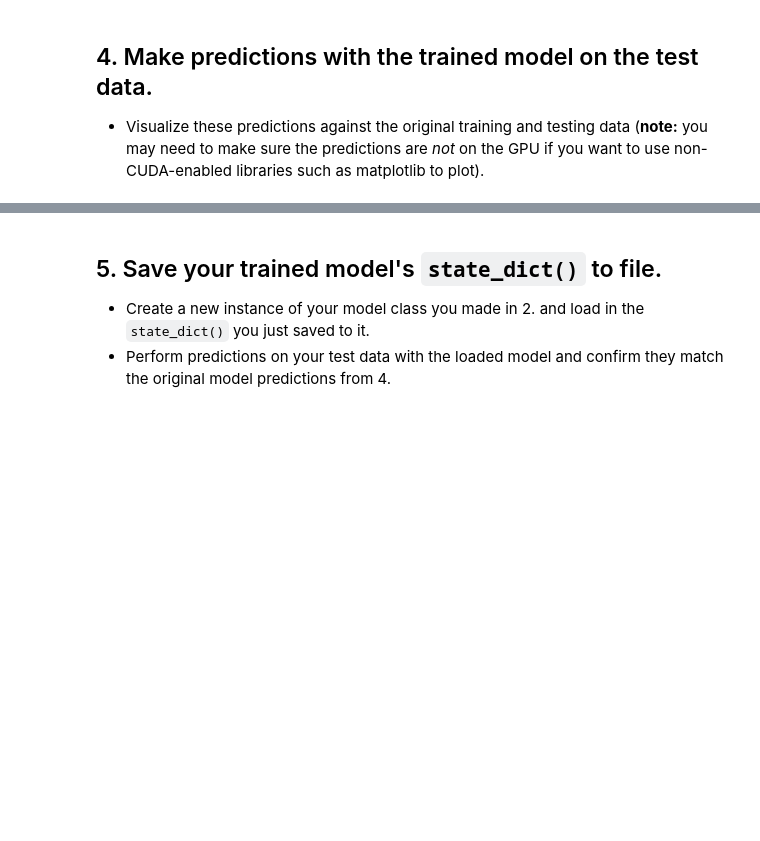
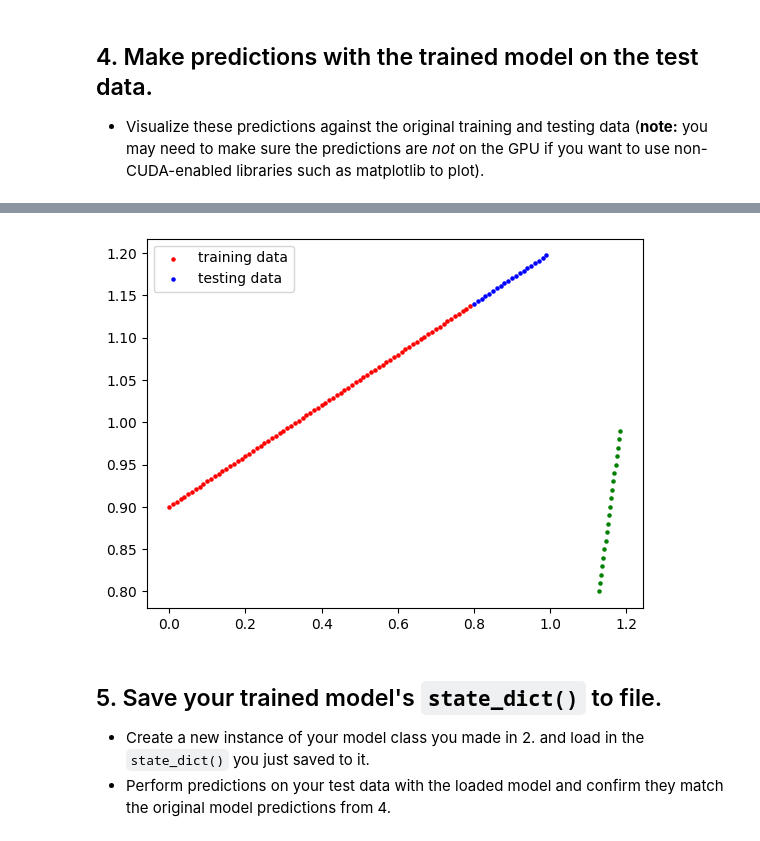
Before and after one commit to sudhakarreddy2005/PytorchFCP, a Jupyter notebook: extras/exercises/01_pytorch_workflow_exercises.ipynb, the cells around one changed output, grey strips where cells are left out. Cells and saved outputs as stored; diff of their text form; code cells hidden in the pictures; blank space fills up the shorter version.

```diff
--- a/extras/exercises/01_pytorch_workflow_exercises.ipynb
+++ b/extras/exercises/01_pytorch_workflow_exercises.ipynb
@@ -114,2 +120,4 @@ plot_predictions()
 # %%
 # Instantiate the model and put it to the target device
+model = LinearRegressionmodel()
+next(model.parameters()) , model.state_dict() , model.to(device)
@@ -120,33 +136,31 @@ plot_predictions()
   * The training loop should test the model on the test dataset every 20 epochs.
 # %%
 # Create the loss function and optimizer
+loss_fn = nn.L1Loss()
+optimizer = torch.optim.SGD(params=model.parameters() , lr = 0.01)
 # %%
 # Training loop
-
-
+epochs = 300
 # Train model for 300 epochs
-
-
 # Send data to target device
-
-
 for epoch in range(epochs):
   ### Training
+  model.train()
 
   # Put model in train mode
 
-
+  pred = model(X_train)
   # 1. Forward pass
 
-
+  loss = loss_fn(pred , y_train)
   # 2. Calculate loss
 
-
+  optimizer.zero_grad()
   # 3. Zero gradients
 
-
+  loss.backward()
   # 4. Backpropagation
-
+  optimizer.step()
 
   # 5. Step the optimizer
 
@@ -155,10 +169,14 @@ for epoch in range(epochs):
   if epoch % 20 == 0:
 
     # Put model in evaluation mode and setup inference context
+      model.eval()
+      with torch.inference_mode():
+      # 1. Forward pass
+        pred_test = model(X_test)
+        # 2. Calculate test loss
+        test_loss = loss_fn(pred_test , y_test)
 
-      # 1. Forward pass
 
-      # 2. Calculate test loss
 
       # Print out what's happening
       print(f"Epoch: {epoch} | Train loss: {loss:.3f} | Test loss: {test_loss:.3f}")
@@ -167,3 +201,8 @@ for epoch in range(epochs):
   * Visualize these predictions against the original training and testing data (**note:** you may need to make sure the predictions are *not* on the GPU if you want to use non-CUDA-enabled libraries such as matplotlib to plot).
 # %%
 # Make predictions with the model
+model.eval()
+with torch.inference_mode():
+  y_preds_eval = model(X_test)
+
+y_preds_eval , len(y_preds_eval)
@@ -170,5 +227,8 @@ for epoch in range(epochs):
 # %%
 # Plot the predictions (these may need to be on a specific device)
+plot_predictions(predictions= y_preds_eval)
+# %% [output]
+[figure, added]
 # %% [markdown]
 ## 5. Save your trained model's `state_dict()` to file.
   * Create a new instance of your model class you made in 2. and load in the `state_dict()` you just saved to it.
```
Also changed, not shown: parts of 6 cells of this notebook.
